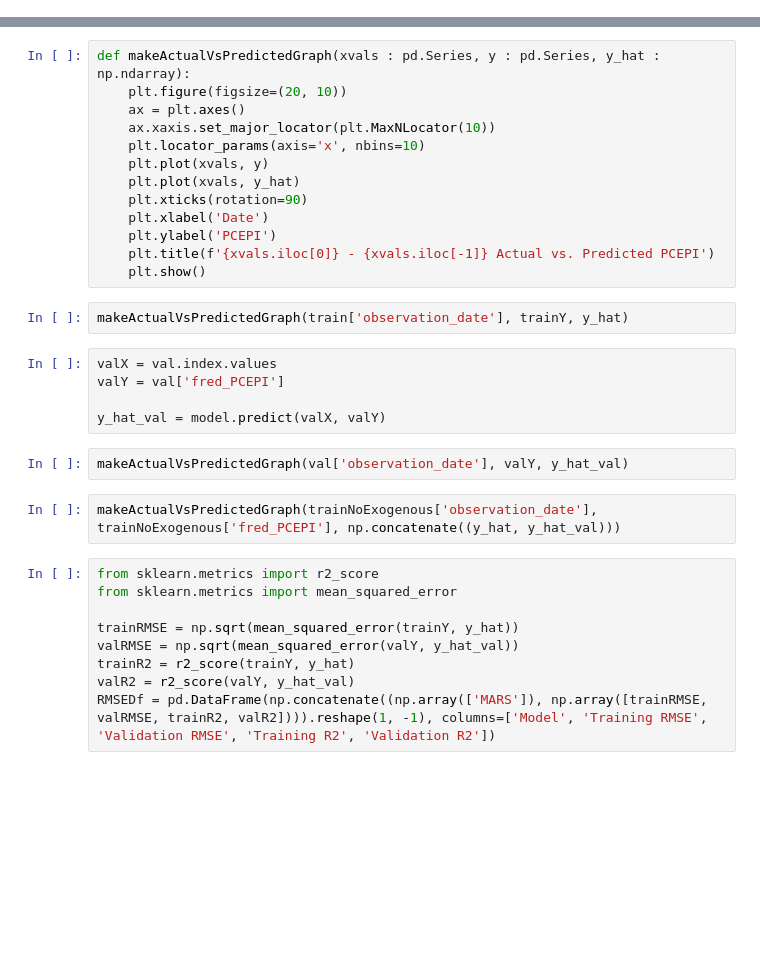
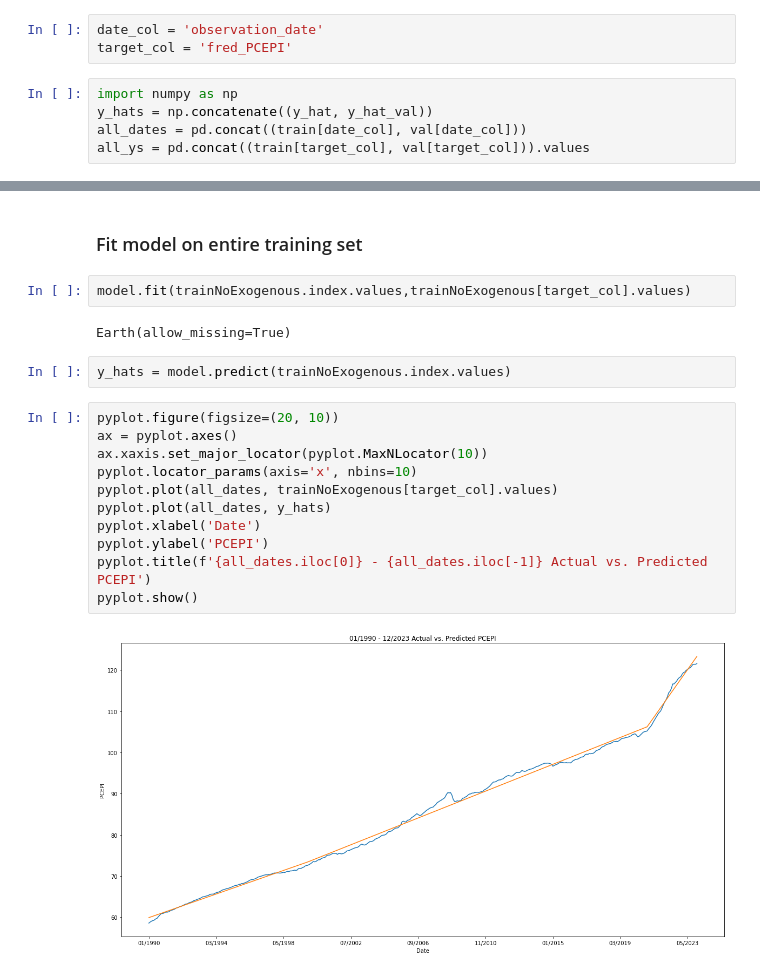
Before and after one commit to sc20geb/COMP5530M-Group-Project-Inflation-Forecasting, a Jupyter notebook: Training/MARS/MARS_Train.ipynb, the cells around one changed output, grey strips where cells are left out. Saved outputs shown, nothing was run; the diff lists cells and outputs as text; blank space fills up the shorter version.

```diff
--- a/Training/MARS/MARS_Train.ipynb
+++ b/Training/MARS/MARS_Train.ipynb
@@ -48,0 +126,8 @@ display(y_hat[-1])
+# %%
+date_col = 'observation_date'
+target_col = 'fred_PCEPI'
+# %%
+import numpy as np
+y_hats = np.concatenate((y_hat, y_hat_val))
+all_dates = pd.concat((train[date_col], val[date_col]))
+all_ys = pd.concat((train[target_col], val[target_col])).values
@@ -49,33 +152,21 @@ display(y_hat[-1])
+# %% [markdown]
+### Fit model on entire training set
+# %%
+model.fit(trainNoExogenous.index.values,trainNoExogenous[target_col].values)
+# %% [output]
+Earth(allow_missing=True)
+# %%
+y_hats = model.predict(trainNoExogenous.index.values)
 # %%
-def makeActualVsPredictedGraph(xvals : pd.Series, y : pd.Series, y_hat : np.ndarray):
-    plt.figure(figsize=(20, 10))
-    ax = plt.axes()
-    ax.xaxis.set_major_locator(plt.MaxNLocator(10))
-    plt.locator_params(axis='x', nbins=10)
-    plt.plot(xvals, y)
-    plt.plot(xvals, y_hat)
-    plt.xticks(rotation=90)
-    plt.xlabel('Date')
-    plt.ylabel('PCEPI')
-    plt.title(f'{xvals.iloc[0]} - {xvals.iloc[-1]} Actual vs. Predicted PCEPI')
-    plt.show()
+pyplot.figure(figsize=(20, 10))
+ax = pyplot.axes()
+ax.xaxis.set_major_locator(pyplot.MaxNLocator(10))
+pyplot.locator_params(axis='x', nbins=10)
+pyplot.plot(all_dates, trainNoExogenous[target_col].values)
+pyplot.plot(all_dates, y_hats)
+pyplot.xlabel('Date')
+pyplot.ylabel('PCEPI')
+pyplot.title(f'{all_dates.iloc[0]} - {all_dates.iloc[-1]} Actual vs. Predicted PCEPI')
+pyplot.show()
+# %% [output]
+[figure, added]
-# %%
-makeActualVsPredictedGraph(train['observation_date'], trainY, y_hat)
-# %%
-valX = val.index.values
-valY = val['fred_PCEPI']
-
-y_hat_val = model.predict(valX, valY)
-# %%
-makeActualVsPredictedGraph(val['observation_date'], valY, y_hat_val)
-# %%
-makeActualVsPredictedGraph(trainNoExogenous['observation_date'], trainNoExogenous['fred_PCEPI'], np.concatenate((y_hat, y_hat_val)))
-# %%
-from sklearn.metrics import r2_score
-from sklearn.metrics import mean_squared_error
-
-trainRMSE = np.sqrt(mean_squared_error(trainY, y_hat))
-valRMSE = np.sqrt(mean_squared_error(valY, y_hat_val))
-trainR2 = r2_score(trainY, y_hat)
-valR2 = r2_score(valY, y_hat_val)
-RMSEDf = pd.DataFrame(np.concatenate((np.array(['MARS']), np.array([trainRMSE, valRMSE, trainR2, valR2]))).reshape(1, -1), columns=['Model', 'Training RMSE', 'Validation RMSE', 'Training R2', 'Validation R2'])
```
Also changed, not shown: parts of 24 cells of this notebook, 10 other files.
